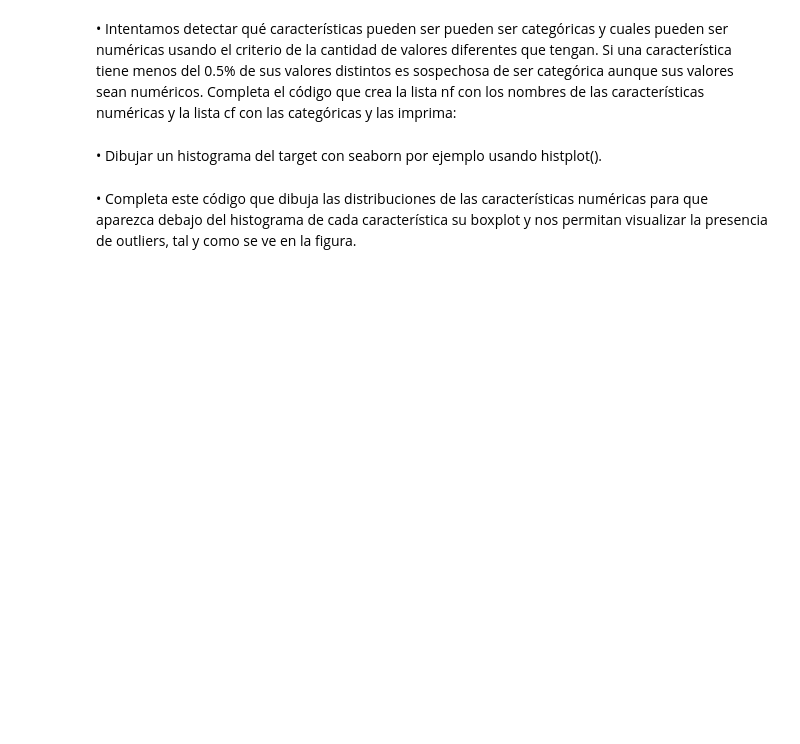
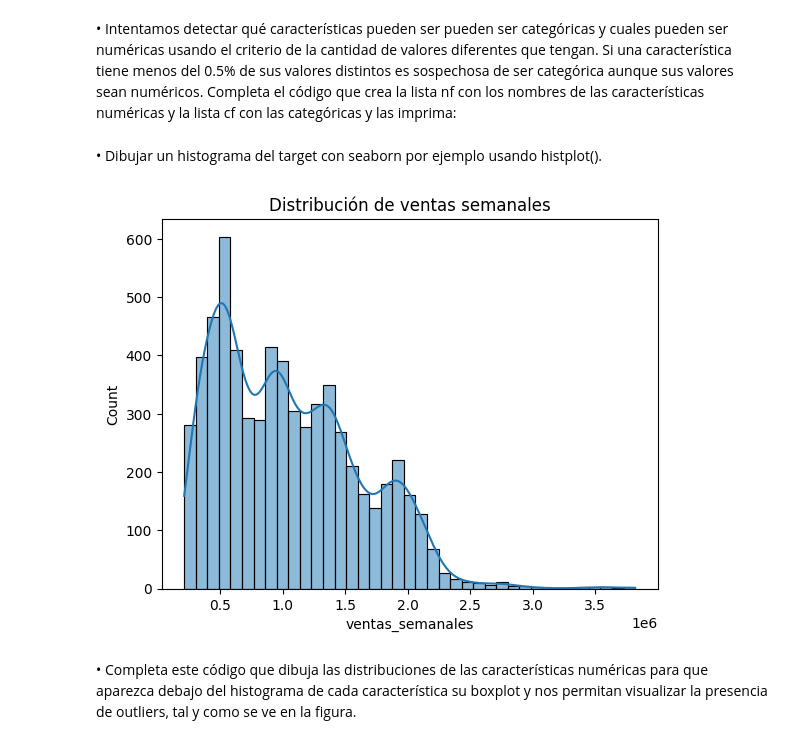
Before and after one commit to SamuehFDEZ/MachineLearning, a Jupyter notebook: saa/U3_AprendizajeSupervisado2/U03-P01-Regresiones/saa_u03_p01_a2-samartlop.ipynb, the cells around one changed output. Cells and saved outputs as stored; diff of their text form; code cells hidden in the pictures; blank space fills up the shorter version.

Commit message:
recursos añadidos y practica 2 casi terminada

```diff
--- a/saa/U3_AprendizajeSupervisado2/U03-P01-Regresiones/saa_u03_p01_a2-samartlop.ipynb
+++ b/saa/U3_AprendizajeSupervisado2/U03-P01-Regresiones/saa_u03_p01_a2-samartlop.ipynb
@@ -15,3 +15,12 @@ parámetros, aunque solamente he probado una y es posible que haya más).
 # %% [markdown]
 Carga en un DataFrame el archivo centro-comercial.csv y realiza este preprocesamiento básico:
 análisis exploratorio de datos y selección de características.
+# %%
+from sklearn.pipeline import Pipeline
+import pandas as pd
+import seaborn as sns
+import matplotlib.pyplot as plt
+
+# Cargar datos
+df = pd.read_csv('../U03_Recursos/U03_P01_Regresiones/centro-comercial.csv')
+df.head()
@@ -26,6 +49,17 @@ formato) donde tendrás que indicar el formato porque utiliza por defecto el ing
 es un texto con comodines donde %d es el día, %m es el mes y %Y es el año con 4 dígitos. Cuando
 la tengas convertida a tipo Date puedes extraerle información con expresiones como
 pd.fecha.dt.year que te devuelve el año.
+# %%
+# Convertir fecha a datetime con el día primero
+df['fecha'] = pd.to_datetime(df['fecha'], dayfirst=True)
+
+# Extraer día, mes y año
+df['dia_semana'] = df['fecha'].dt.dayofweek
+df['mes'] = df['fecha'].dt.month
+df['año'] = df['fecha'].dt.year
+
+# Eliminar la columna original de fecha
+df.drop(columns=['fecha'], inplace=True)
 # %% [markdown]
 • Ahora cuenta y muestra la cantidad de diferentes valores que tiene
 cada característica con df.nunique() para detectar posibles problemas
@@ -36,3 +85,20 @@ datos.
  • Definimos una variable target que será "ventas_semanales" y otra de
 tipo lista llamada predictoras que contenga el resto de características
 menos el target.
+# %%
+# Definir target y predictoras
+target = 'ventas_semanales'
+predictoras = [col for col in df.columns if col != target]
+
+# Clasificar numéricas y categóricas
+nu = df[predictoras].nunique().sort_values()
+nf = []; cf = []
+
+for col in nu.index:
+    if nu[col] < 0.005 * len(df):
+        cf.append(col)
+    else:
+        nf.append(col)
+
+print("Numéricas:", nf)
+print("Categóricas:", cf)
@@ -47,6 +116,13 @@ nu = df[predictoras].nunique().sort_values()
 nf = []; cf = [];
 # %% [markdown]
  • Dibujar un histograma del target con seaborn por ejemplo usando histplot().
+# %%
+# Histograma del target
+sns.histplot(df[target], kde=True)
+plt.title('Distribución de ventas semanales')
+plt.show()
+# %% [output]
+[figure, added]
 # %% [markdown]
  • Completa este código que dibuja las distribuciones de las características numéricas para que
 aparezca debajo del histograma de cada característica su boxplot y nos permitan visualizar la
```
Also changed, not shown: parts of 13 cells of this notebook, 49 other files.
